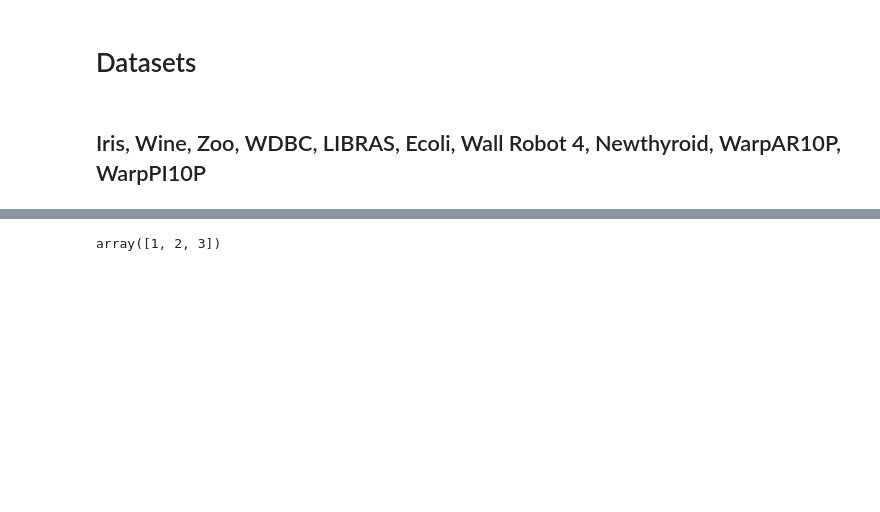
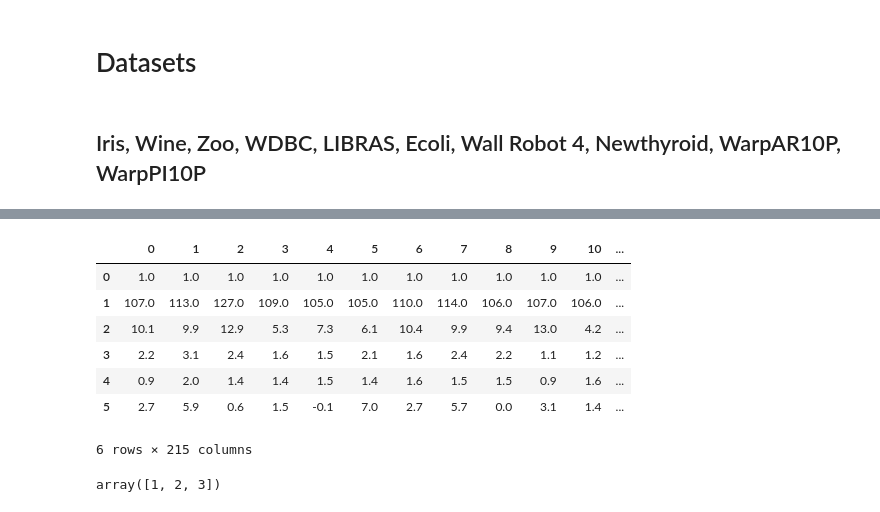
Before and after one commit to OmkarMehta/sparse-kmeans-feature-ranking, a Jupyter notebook: skfr.ipynb, the cells around one changed output, grey strips where cells are left out. Drawn from its saved outputs; the diff is of its cells as text; code cells hidden in the pictures; blank space fills up the shorter version.

```diff
--- a/skfr.ipynb
+++ b/skfr.ipynb
@@ -395,3 +429,14 @@ newthyroid.head()
+# %%
+newthyroid.T
+# %% [output]
+|  | 0 | 1 | 2 | 3 | 4 | 5 | 6 | 7 | 8 | 9 | 10 | ... |
+| 0 | 1.0 | 1.0 | 1.0 | 1.0 | 1.0 | 1.0 | 1.0 | 1.0 | 1.0 | 1.0 | 1.0 | ... |
+| 1 | 107.0 | 113.0 | 127.0 | 109.0 | 105.0 | 105.0 | 110.0 | 114.0 | 106.0 | 107.0 | 106.0 | ... |
+| 2 | 10.1 | 9.9 | 12.9 | 5.3 | 7.3 | 6.1 | 10.4 | 9.9 | 9.4 | 13.0 | 4.2 | ... |
+| 3 | 2.2 | 3.1 | 2.4 | 1.6 | 1.5 | 2.1 | 1.6 | 2.4 | 2.2 | 1.1 | 1.2 | ... |
+| 4 | 0.9 | 2.0 | 1.4 | 1.4 | 1.5 | 1.4 | 1.6 | 1.5 | 1.5 | 0.9 | 1.6 | ... |
+| 5 | 2.7 | 5.9 | 0.6 | 1.5 | -0.1 | 7.0 | 2.7 | 5.7 | 0.0 | 3.1 | 1.4 | ... |
+6 rows × 215 columns
 # %%
 newthyroid[0].unique()
 # %% [output]
```
Also changed, not shown: parts of 2 cells of this notebook.
